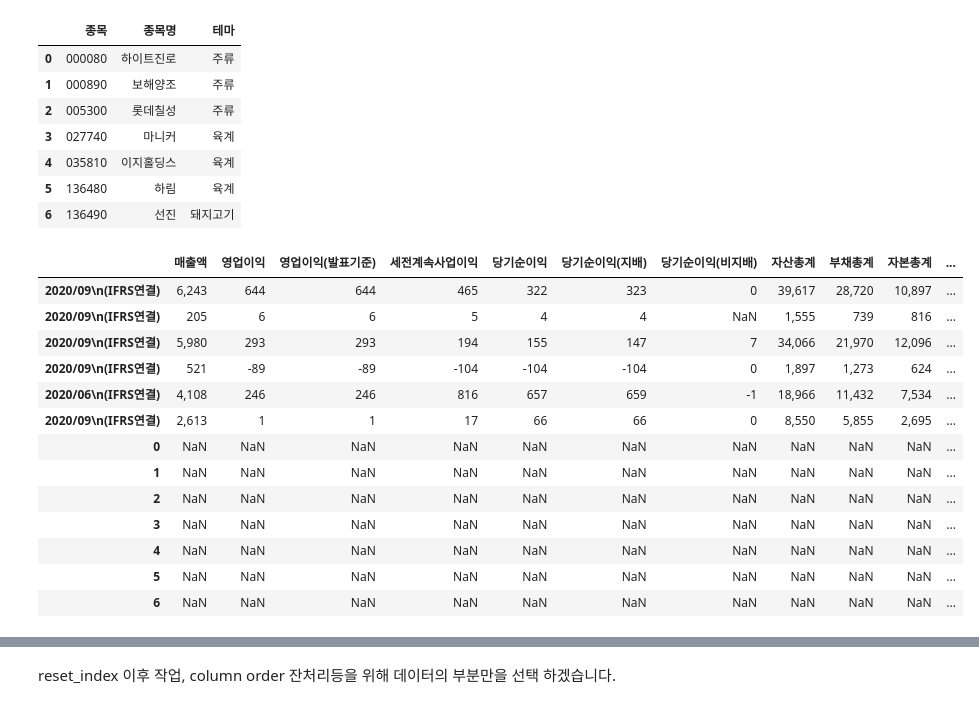
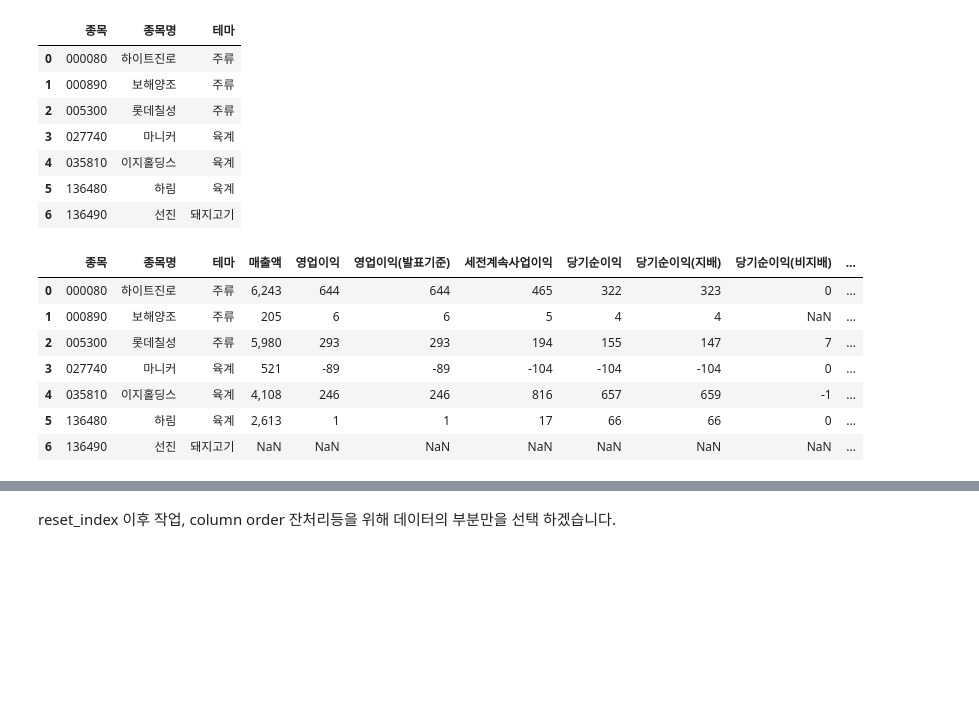
Before and after one commit to ttogle918/ds-zip, a Jupyter notebook: n113-data-manipulation/n113-data-manipulation.ipynb, the cells around one changed output, grey strips where cells are left out. Saved outputs shown, nothing was run; the diff lists cells and outputs as text; code cells hidden in the pictures; blank space fills up the shorter version.

```diff
--- a/n113-data-manipulation/n113-data-manipulation.ipynb
+++ b/n113-data-manipulation/n113-data-manipulation.ipynb
@@ -214,12 +221,14 @@ df
 # %%
 def mydf(myurl):
     df = pd.read_csv(urlhead + myurl).transpose()
-    new_header = df.iloc[0] #grab the first row for the header
-    df = df[1:] #take the data less the header row
-    df.columns = new_header #set the header row as the df header
+    new_header = df.iloc[0]
+    df = df[1:]
+    df.columns = new_header
     return df[-1:]
 
 df = pd.concat([mydf('000080.csv'), mydf('000890.csv'), mydf('005300.csv'), mydf('027740.csv'), mydf('035810.csv'), mydf('136480.csv')])
+df = df.reset_index()
+df = df.drop(df.columns[0], axis=1)
 
 df
 # %% [output]
@@ -260,19 +270,13 @@ df2
 | 5 | 136480 | 하림 | 육계 |
 | 6 | 136490 | 선진 | 돼지고기 |
 # %%
-pd.concat([df,df2], axis = 0)
+pd.concat([df2, df], axis = 1)
 # %% [output]
-|  | 매출액 | 영업이익 | 영업이익(발표기준) | 세전계속사업이익 | 당기순이익 | 당기순이익(지배) | 당기순이익(비지배) | 자산총계 | 부채총계 | 자본총계 | ... |
-| 2020/09\n(IFRS연결) | 6,243 | 644 | 644 | 465 | 322 | 323 | 0 | 39,617 | 28,720 | 10,897 | ... |
-| 2020/09\n(IFRS연결) | 205 | 6 | 6 | 5 | 4 | 4 | NaN | 1,555 | 739 | 816 | ... |
-| 2020/09\n(IFRS연결) | 5,980 | 293 | 293 | 194 | 155 | 147 | 7 | 34,066 | 21,970 | 12,096 | ... |
-| 2020/09\n(IFRS연결) | 521 | -89 | -89 | -104 | -104 | -104 | 0 | 1,897 | 1,273 | 624 | ... |
-| 2020/06\n(IFRS연결) | 4,108 | 246 | 246 | 816 | 657 | 659 | -1 | 18,966 | 11,432 | 7,534 | ... |
-| 2020/09\n(IFRS연결) | 2,613 | 1 | 1 | 17 | 66 | 66 | 0 | 8,550 | 5,855 | 2,695 | ... |
-| 0 | NaN | NaN | NaN | NaN | NaN | NaN | NaN | NaN | NaN | NaN | ... |
-| 1 | NaN | NaN | NaN | NaN | NaN | NaN | NaN | NaN | NaN | NaN | ... |
-| 2 | NaN | NaN | NaN | NaN | NaN | NaN | NaN | NaN | NaN | NaN | ... |
-| 3 | NaN | NaN | NaN | NaN | NaN | NaN | NaN | NaN | NaN | NaN | ... |
-| 4 | NaN | NaN | NaN | NaN | NaN | NaN | NaN | NaN | NaN | NaN | ... |
-| 5 | NaN | NaN | NaN | NaN | NaN | NaN | NaN | NaN | NaN | NaN | ... |
-| 6 | NaN | NaN | NaN | NaN | NaN | NaN | NaN | NaN | NaN | NaN | ... |
+|  | 종목 | 종목명 | 테마 | 매출액 | 영업이익 | 영업이익(발표기준) | 세전계속사업이익 | 당기순이익 | 당기순이익(지배) | 당기순이익(비지배) | ... |
+| 0 | 000080 | 하이트진로 | 주류 | 6,243 | 644 | 644 | 465 | 322 | 323 | 0 | ... |
+| 1 | 000890 | 보해양조 | 주류 | 205 | 6 | 6 | 5 | 4 | 4 | NaN | ... |
+| 2 | 005300 | 롯데칠성 | 주류 | 5,980 | 293 | 293 | 194 | 155 | 147 | 7 | ... |
+| 3 | 027740 | 마니커 | 육계 | 521 | -89 | -89 | -104 | -104 | -104 | 0 | ... |
+| 4 | 035810 | 이지홀딩스 | 육계 | 4,108 | 246 | 246 | 816 | 657 | 659 | -1 | ... |
+| 5 | 136480 | 하림 | 육계 | 2,613 | 1 | 1 | 17 | 66 | 66 | 0 | ... |
+| 6 | 136490 | 선진 | 돼지고기 | NaN | NaN | NaN | NaN | NaN | NaN | NaN | ... |
```
Also changed, not shown: parts of 51 cells of this notebook, 1 other file.
